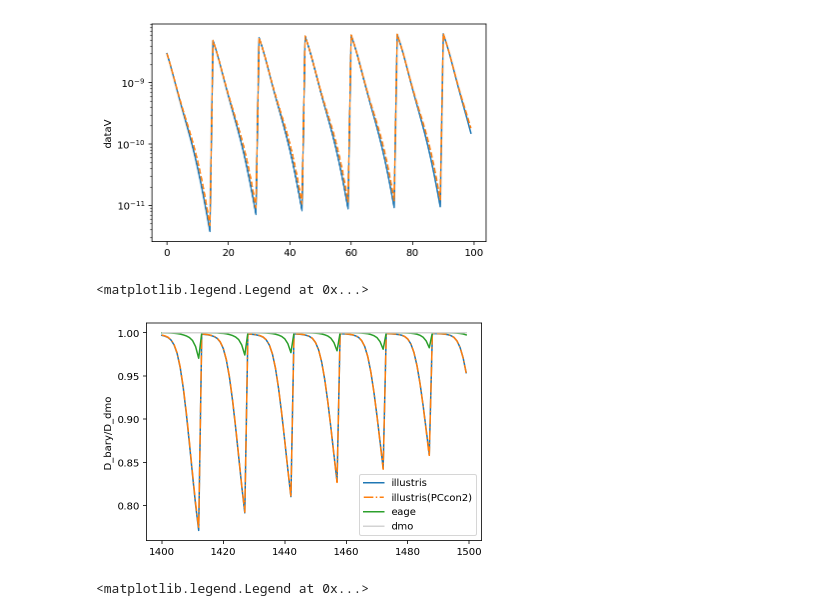
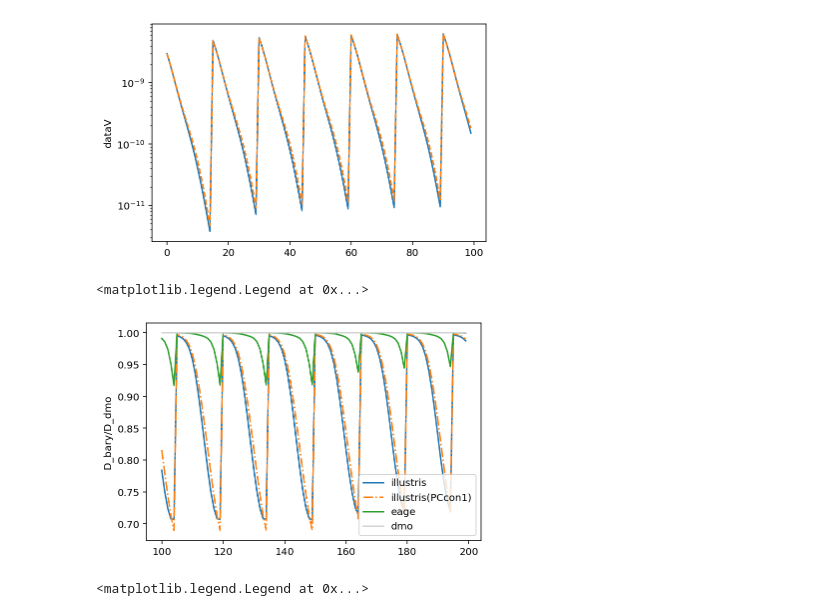
Before and after one commit to CosmoLike/LSSTxSO, a Jupyter notebook: baryonPC_HH_check.ipynb, the cells around one changed output. Cells and saved outputs as stored; diff of their text form; code cells hidden in the pictures.

```diff
--- a/baryonPC_HH_check.ipynb
+++ b/baryonPC_HH_check.ipynb
@@ -172,14 +172,18 @@ array([74.27759509, -4.65573467,  1.58921146, -0.14868739])
 def dataV_PCcon(Qexp):
 
     sumPC = 0.
+
+    #for j in range(len(Qexp)):
+    #    sumPC = sumPC + Qexp[j]*PCA.U.T[j]
+    #Dv_PCcon = PCA.datav_dmo + np.dot(PCA.L, sumPC)
+
     for j in range(len(Qexp)):
-        sumPC = sumPC + Qexp[j]*PCA.U.T[j]
-
-    Dv_PCcon = PCA.datav_dmo + np.dot(PCA.L, sumPC)
+        sumPC = sumPC + Qexp[j]*np.dot(PCA.L, PCA.U.T[j])
+    Dv_PCcon = PCA.datav_dmo + sumPC
 
     return Dv_PCcon
 # %%
-datav_illustris_PCcon2 = dataV_PCcon(Qexp = Qexp_illustris[0:2])
+datav_illustris_PCcon2 = dataV_PCcon(Qexp = Qexp_illustris[0:1])
 # %%
 %matplotlib inline
 plt.plot(np.arange(1518)[IDst:IDcut], datav_illustris[IDst:IDcut], label='illustris')
@@ -192,19 +196,19 @@ plt.yscale('log')
 # %%
 %matplotlib inline
 
-IDst = 1400
-IDcut = 1500
+IDst = 100
+IDcut = 200
 plt.plot(np.arange(1518)[IDst:IDcut], datav_illustris[IDst:IDcut]/datav_dmo[IDst:IDcut], label='illustris')
-plt.plot(np.arange(1518)[IDst:IDcut], datav_illustris_PCcon2[IDst:IDcut]/datav_dmo[IDst:IDcut], label='illustris(PCcon2)',ls='-.')
+plt.plot(np.arange(1518)[IDst:IDcut], datav_illustris_PCcon2[IDst:IDcut]/datav_dmo[IDst:IDcut], label='illustris(PCcon1)',ls='-.')
 plt.plot(np.arange(1518)[IDst:IDcut], datav_eagle[IDst:IDcut]/datav_dmo[IDst:IDcut], label='eage')
 plt.plot(np.arange(1518)[IDst:IDcut], datav_dmo[IDst:IDcut]/datav_dmo[IDst:IDcut], label='dmo',color='lightgray')
 
 
 plt.ylabel('D_bary/D_dmo')
 plt.legend()
 # %% [output]
 <matplotlib.legend.Legend at 0x...>
-[figure, old version]
+[figure, new version]
 # %%
 %matplotlib inline
 
```
Also changed, not shown: parts of 1 cell of this notebook.
